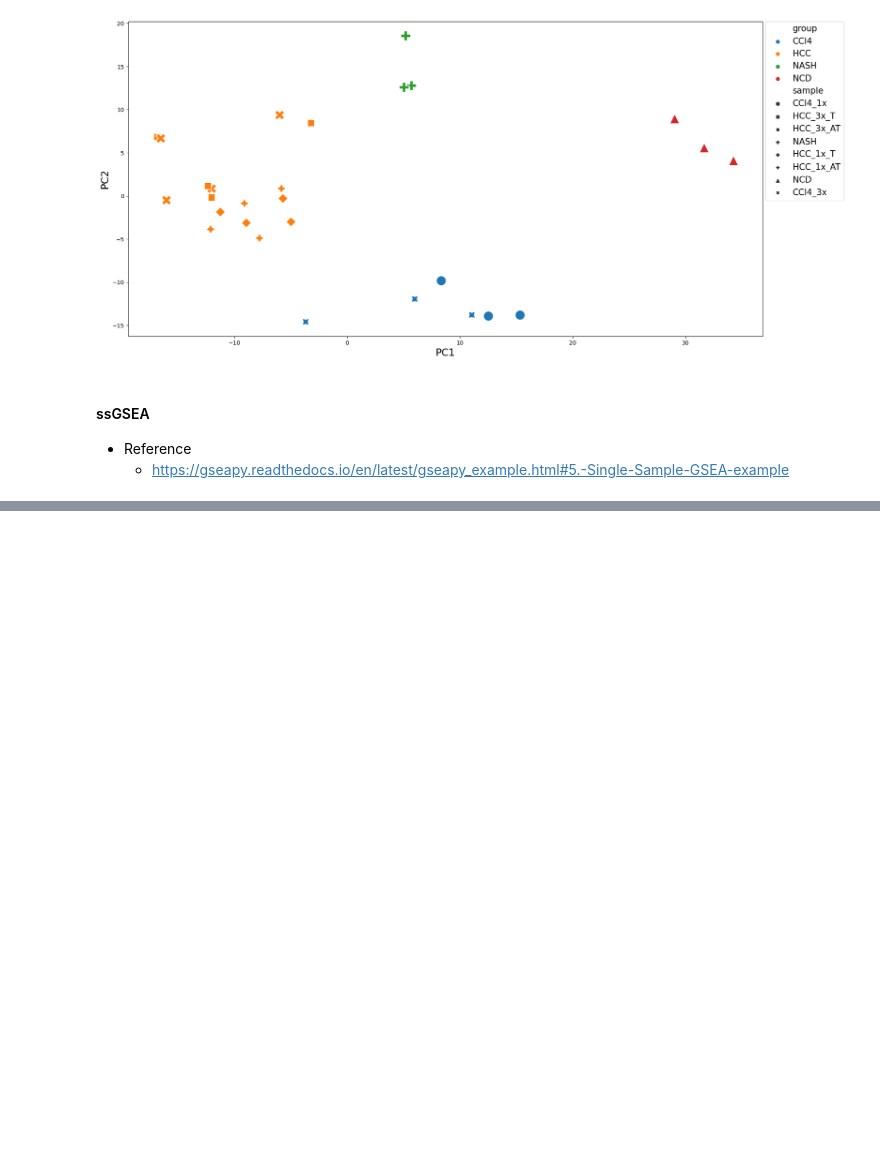
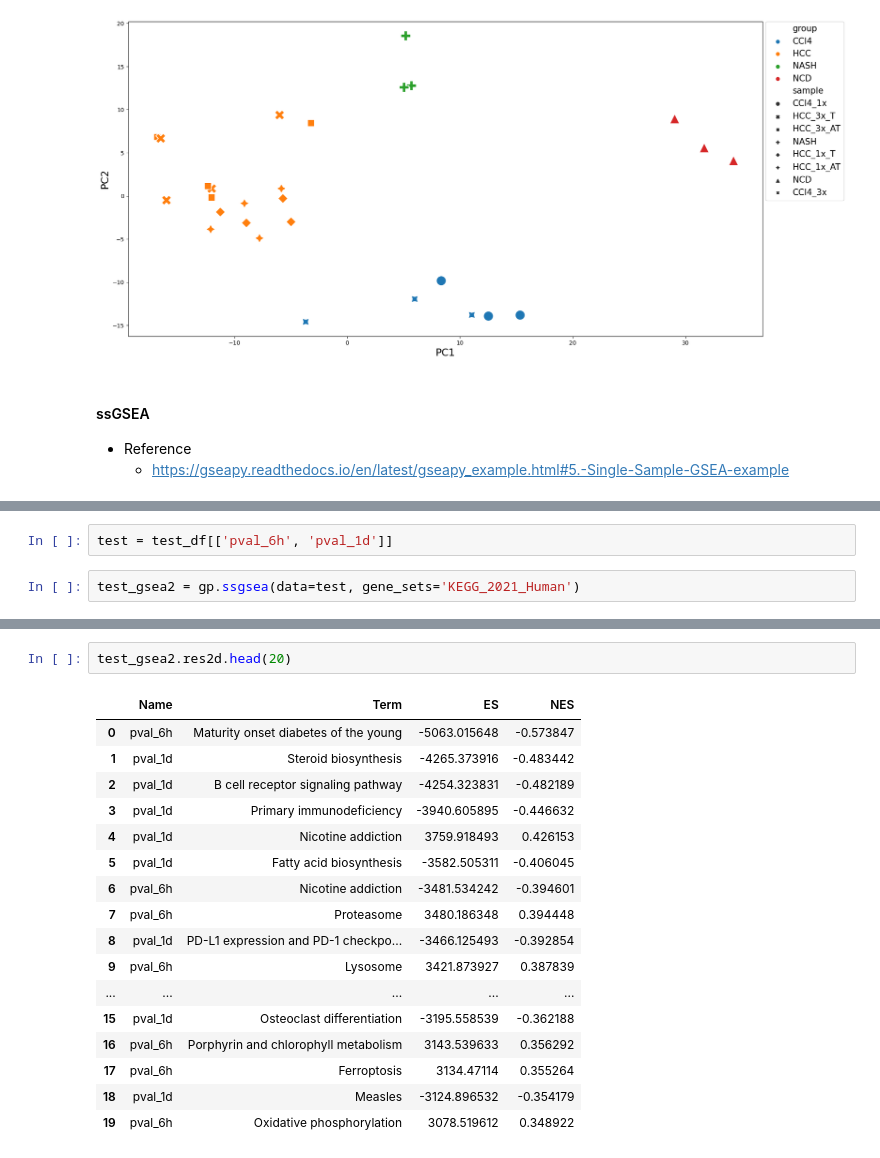
Before and after one commit to jigsaw-snu/NASH_HCC_liver-KRIBB_2022, a Jupyter notebook: srcs/rsem_star_deseq/sample_qc.ipynb, the cells around one changed output, grey strips where cells are left out. Drawn from its saved outputs; the diff is of its cells as text; blank space fills up the shorter version.

Commit message:
trying ssgsea

```diff
--- a/srcs/rsem_star_deseq/sample_qc.ipynb
+++ b/srcs/rsem_star_deseq/sample_qc.ipynb
@@ -841,0 +915,4 @@ AttributeError: 'str' object has no attribute 'dtype'
+# %%
+test = test_df[['pval_6h', 'pval_1d']]
+# %%
+test_gsea2 = gp.ssgsea(data=test, gene_sets='KEGG_2021_Human')
@@ -841,0 +921,20 @@ AttributeError: 'str' object has no attribute 'dtype'
+# %%
+test_gsea2.res2d.head(20)
+# %% [output]
+|  | Name | Term | ES | NES |
+| 0 | pval_6h | Maturity onset diabetes of the young | -5063.015648 | -0.573847 |
+| 1 | pval_1d | Steroid biosynthesis | -4265.373916 | -0.483442 |
+| 2 | pval_1d | B cell receptor signaling pathway | -4254.323831 | -0.482189 |
+| 3 | pval_1d | Primary immunodeficiency | -3940.605895 | -0.446632 |
+| 4 | pval_1d | Nicotine addiction | 3759.918493 | 0.426153 |
+| 5 | pval_1d | Fatty acid biosynthesis | -3582.505311 | -0.406045 |
+| 6 | pval_6h | Nicotine addiction | -3481.534242 | -0.394601 |
+| 7 | pval_6h | Proteasome | 3480.186348 | 0.394448 |
+| 8 | pval_1d | PD-L1 expression and PD-1 checkpo... | -3466.125493 | -0.392854 |
+| 9 | pval_6h | Lysosome | 3421.873927 | 0.387839 |
+| ... | ... | ... | ... | ... |
+| 15 | pval_1d | Osteoclast differentiation | -3195.558539 | -0.362188 |
+| 16 | pval_6h | Porphyrin and chlorophyll metabolism | 3143.539633 | 0.356292 |
+| 17 | pval_6h | Ferroptosis | 3134.47114 | 0.355264 |
+| 18 | pval_1d | Measles | -3124.896532 | -0.354179 |
+| 19 | pval_6h | Oxidative phosphorylation | 3078.519612 | 0.348922 |
```
Also changed, not shown: parts of 16 cells of this notebook.
